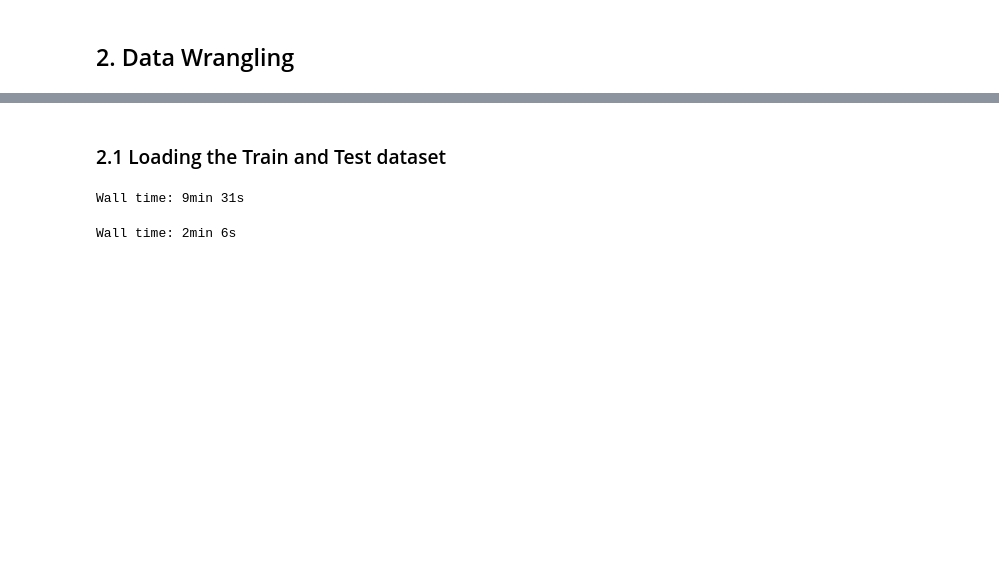
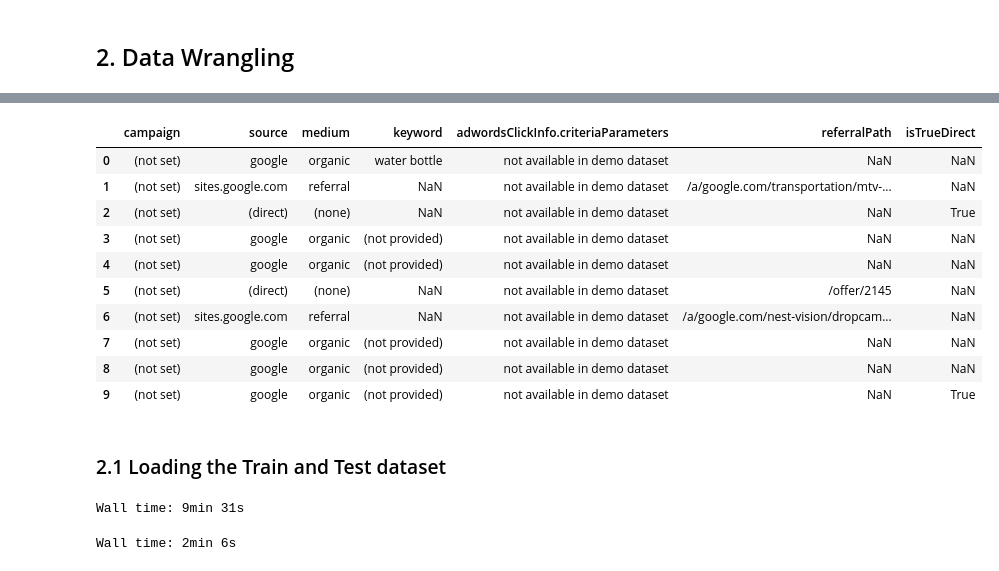
Before and after one commit to irenetoo/-Google-Analytics-Customer-Revenue-Prediction, a Jupyter notebook: Google_Analytics_Customer_Revenue_Prediction_20200518.ipynb, the cells around one changed output, grey strips where cells are left out. Cells and saved outputs as stored; diff of their text form; code cells hidden in the pictures; blank space fills up the shorter version.

```diff
--- a/Google_Analytics_Customer_Revenue_Prediction_20200518.ipynb
+++ b/Google_Analytics_Customer_Revenue_Prediction_20200518.ipynb
@@ -40,3 +85,17 @@ init_notebook_mode(connected=True) # For plotly
+# %%
+df_temp
+# %% [output]
+|  | campaign | source | medium | keyword | adwordsClickInfo.criteriaParameters | referralPath | isTrueDirect |
+| 0 | (not set) | google | organic | water bottle | not available in demo dataset | NaN | NaN |
+| 1 | (not set) | sites.google.com | referral | NaN | not available in demo dataset | /a/google.com/transportation/mtv-... | NaN |
+| 2 | (not set) | (direct) | (none) | NaN | not available in demo dataset | NaN | True |
+| 3 | (not set) | google | organic | (not provided) | not available in demo dataset | NaN | NaN |
+| 4 | (not set) | google | organic | (not provided) | not available in demo dataset | NaN | NaN |
+| 5 | (not set) | (direct) | (none) | NaN | not available in demo dataset | /offer/2145 | NaN |
+| 6 | (not set) | sites.google.com | referral | NaN | not available in demo dataset | /a/google.com/nest-vision/dropcam... | NaN |
+| 7 | (not set) | google | organic | (not provided) | not available in demo dataset | NaN | NaN |
+| 8 | (not set) | google | organic | (not provided) | not available in demo dataset | NaN | NaN |
+| 9 | (not set) | google | organic | (not provided) | not available in demo dataset | NaN | True |
 # %% [markdown]
 ### 2.1 Loading the Train and Test dataset
 # %%
```
Also changed, not shown: parts of 8 cells of this notebook.
